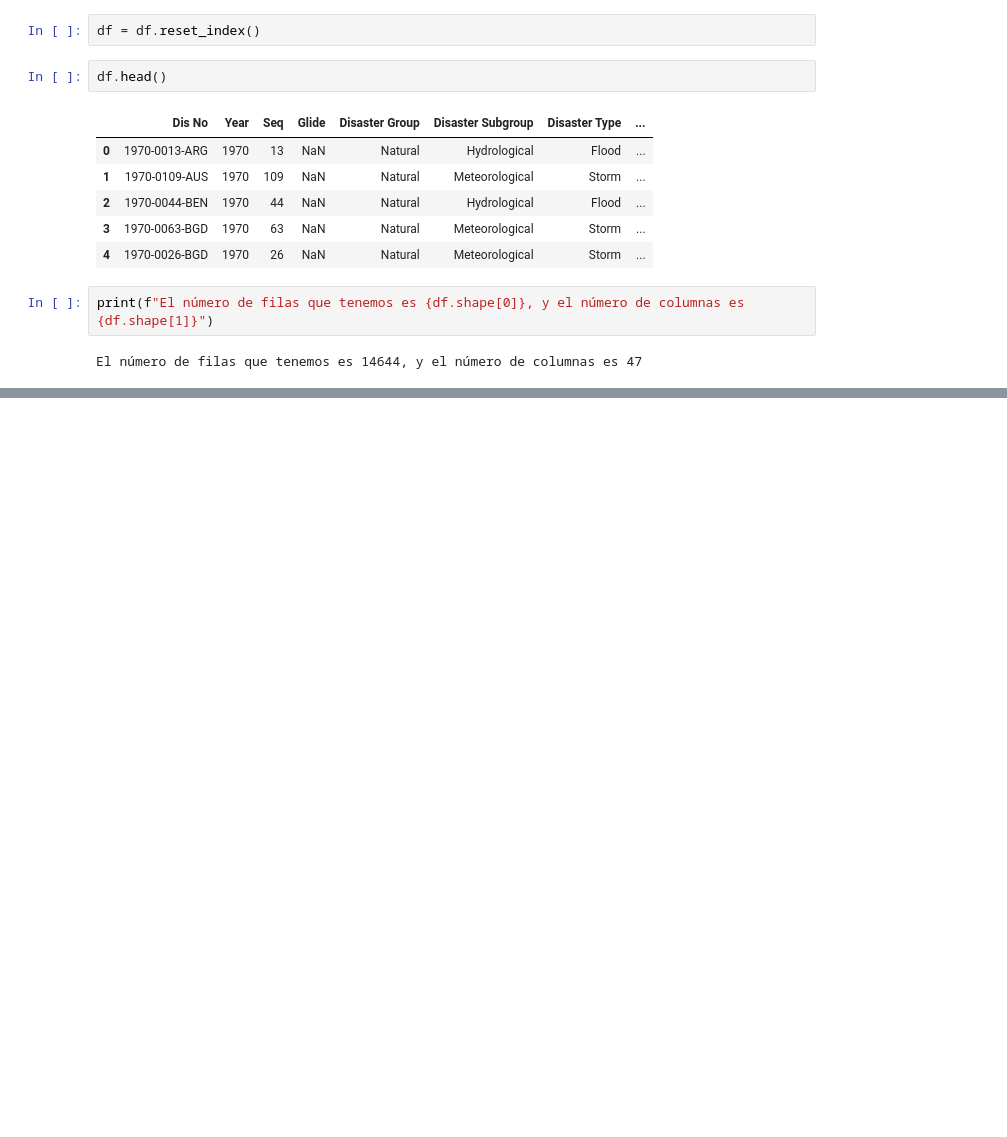
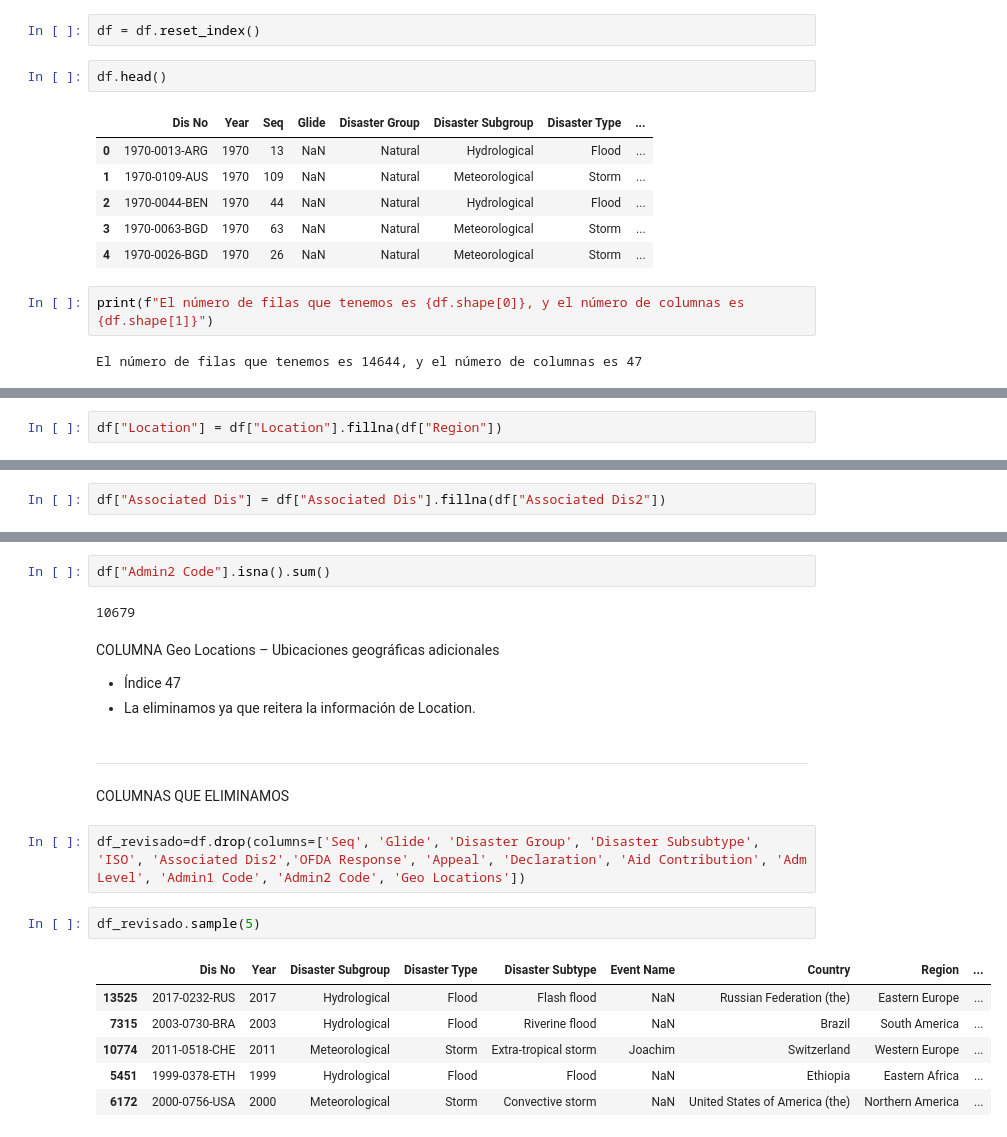
Before and after one commit to Lauris273/Proyecto_desastres_naturales_modulo_4, a Jupyter notebook: Desastres_naturales_1970-2021.ipynb, the cells around one changed output, grey strips where cells are left out. Drawn from its saved outputs; the diff is of its cells as text; blank space fills up the shorter version.

```diff
--- a/Desastres_naturales_1970-2021.ipynb
+++ b/Desastres_naturales_1970-2021.ipynb
@@ -182,0 +394,2 @@ np.int64(14613)
+# %%
+df["Location"] = df["Location"].fillna(df["Region"])
@@ -182,0 +435,2 @@ np.int64(14613)
+# %%
+df["Associated Dis"] = df["Associated Dis"].fillna(df["Associated Dis2"])
@@ -182,0 +480,24 @@ np.int64(14613)
+# %%
+df["Admin2 Code"].isna().sum()
+# %% [output]
+10679
+# %% [markdown]
+COLUMNA Geo Locations – Ubicaciones geográficas adicionales
+
+- Índice 47
+- La eliminamos ya que reitera la información de Location.
+# %% [markdown]
+-------------------
+# %% [markdown]
+COLUMNAS QUE ELIMINAMOS
+# %%
+df_revisado=df.drop(columns=['Seq', 'Glide', 'Disaster Group', 'Disaster Subsubtype', 'ISO', 'Associated Dis2','OFDA Response', 'Appeal', 'Declaration', 'Aid Contribution', 'Adm Level', 'Admin1 Code', 'Admin2 Code', 'Geo Locations'])
+# %%
+df_revisado.sample(5)
+# %% [output]
+|  | Dis No | Year | Disaster Subgroup | Disaster Type | Disaster Subtype | Event Name | Country | Region | ... |
+| 13525 | 2017-0232-RUS | 2017 | Hydrological | Flood | Flash flood | NaN | Russian Federation (the) | Eastern Europe | ... |
+| 7315 | 2003-0730-BRA | 2003 | Hydrological | Flood | Riverine flood | NaN | Brazil | South America | ... |
+| 10774 | 2011-0518-CHE | 2011 | Meteorological | Storm | Extra-tropical storm | Joachim | Switzerland | Western Europe | ... |
+| 5451 | 1999-0378-ETH | 1999 | Hydrological | Flood | Flood | NaN | Ethiopia | Eastern Africa | ... |
+| 6172 | 2000-0756-USA | 2000 | Meteorological | Storm | Convective storm | NaN | United States of America (the) | Northern America | ... |
```
Also changed, not shown: parts of 43 cells of this notebook, 1 other file.
